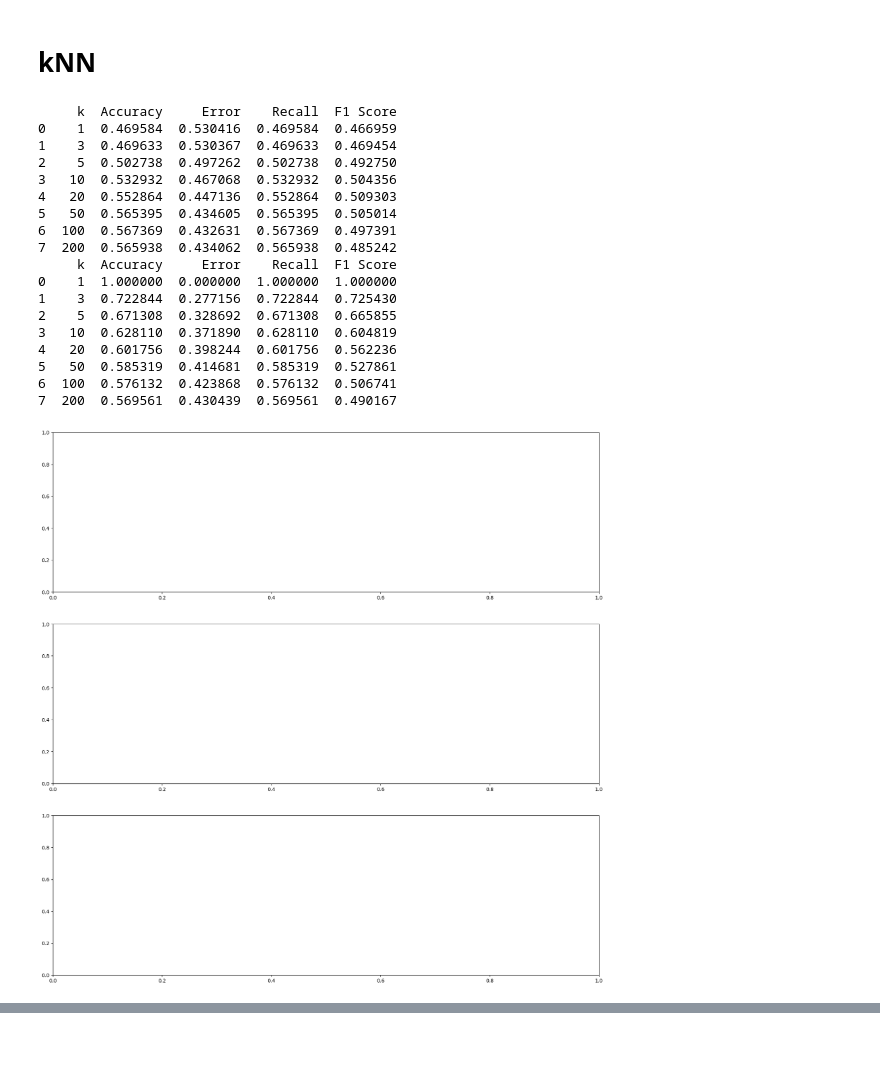
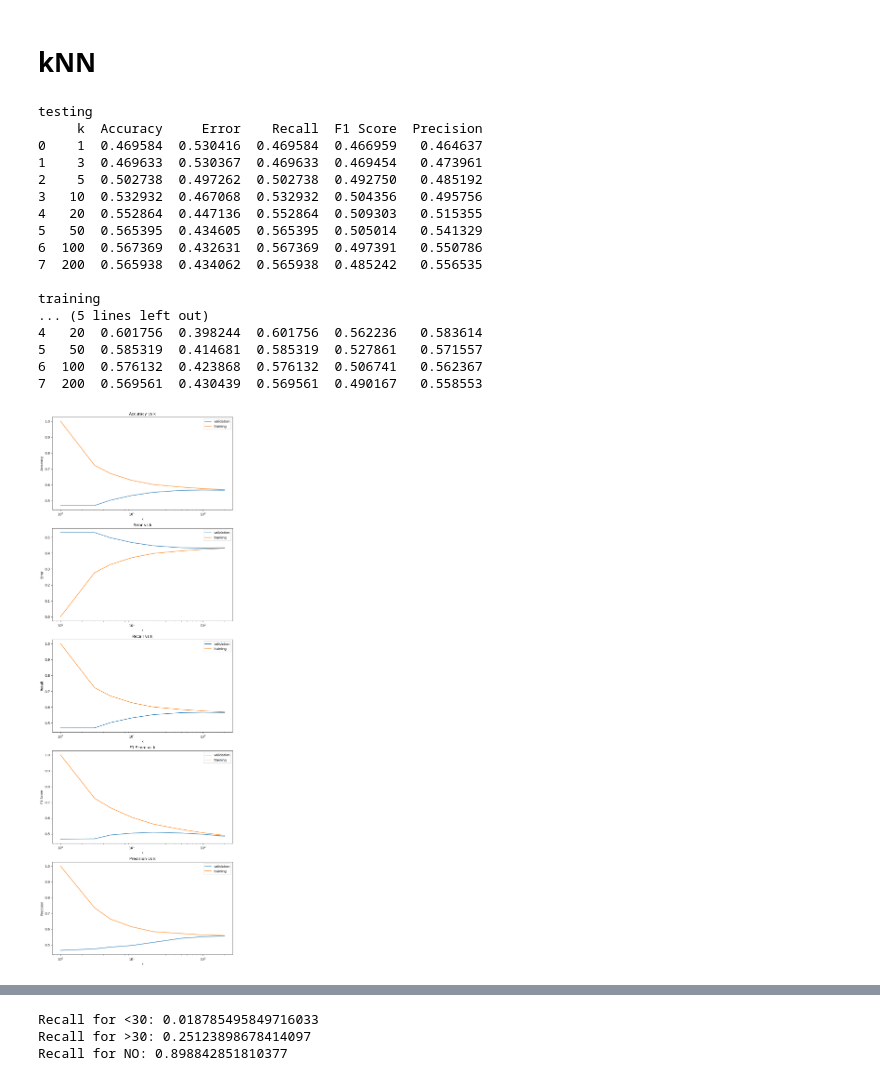
Before and after one commit to votsun/diabetes-classification-project, a Jupyter notebook: src/knn.ipynb, the cells around one changed output, grey strips where cells are left out. Drawn from its saved outputs; the diff is of its cells as text; code cells hidden in the pictures; blank space fills up the shorter version.

```diff
--- a/src/knn.ipynb
+++ b/src/knn.ipynb
@@ -19,7 +19,7 @@ from sklearn.impute import SimpleImputer
 from sklearn.pipeline import Pipeline
 from sklearn.decomposition import PCA
 from sklearn.neighbors import KNeighborsClassifier
-from sklearn.metrics import accuracy_score, recall_score, f1_score
+from sklearn.metrics import accuracy_score, recall_score, f1_score, precision_score
 import numpy as np
 
 # --- Pipelines ---
@@ -56,12 +56,6 @@ X_val_prepared   = pca.transform(X_val_enc)
 X_test_prepared  = pca.transform(X_test_enc)
 
 # --- KNN loop ---
-k = [1, 3, 5, 10, 20, 50, 100, 150]
-training_errors = []
-testing_errors = []
-
-figure, axes = plt.subplots(3, figsize=(20, 20))
-
 k_vals = [1, 3, 5, 10, 20, 50, 100, 200]
 training_errors = []
 testing_errors = []
@@ -78,57 +72,61 @@ for i in k_vals:
         "Accuracy": acc,
         "Error": 1-acc,
         "Recall": recall_score(y_train, y_pred, average='weighted'),
-        "F1 Score": f1_score(y_train, y_pred, average='weighted')
+        "F1 Score": f1_score(y_train, y_pred, average='weighted'),
+        'Precision': precision_score(y_train, y_pred, average='weighted')
     })
 
     # --- VALIDATION ---
     y_pred = knn.predict(X_val_prepared)
     acc = accuracy_score(y_val, y_pred)
     testing_errors.append({
         "k": i,
         "Accuracy": acc,
         "Error": 1-acc,
         "Recall": recall_score(y_val, y_pred, average='weighted'),
-        "F1 Score": f1_score(y_val, y_pred, average='weighted')
+        "F1 Score": f1_score(y_val, y_pred, average='weighted'),
+        'Precision': precision_score(y_val, y_pred, average='weighted')
     })
 
 testing_df = pd.DataFrame(testing_errors)
+print('testing')
 print(testing_df)
+print()
+print('training')
 training_df = pd.DataFrame(training_errors)
 print(training_df)
 
-figure, axes = plt.subplots(4, figsize=(20, 50))
+figure, axes = plt.subplots(5, figsize=(10, 30))
 
-metrics = ['Accuracy', 'Error', 'Recall', 'F1 Score']
+metrics = ['Accuracy', 'Error', 'Recall', 'F1 Score', 'Precision']
 
-for i in range(4):
+for i in range(5):
     value = metrics[i]
 
     axes[i].set_xlabel("k")
     axes[i].set_ylabel(value)
 
     axes[i].semilogx(testing_df["k"], testing_df[value], label="validation")
     axes[i].semilogx(training_df["k"], training_df[value], label="training")
 
     axes[i].set_title(f'{value} vs k')
     axes[i].legend()
 # %% [output]
-     k  Accuracy     Error    Recall  F1 Score
-0    1  0.469584  0.530416  0.469584  0.466959
-1    3  0.469633  0.530367  0.469633  0.469454
-2    5  0.502738  0.497262  0.502738  0.492750
-3   10  0.532932  0.467068  0.532932  0.504356
-4   20  0.552864  0.447136  0.552864  0.509303
-5   50  0.565395  0.434605  0.565395  0.505014
-6  100  0.567369  0.432631  0.567369  0.497391
-7  200  0.565938  0.434062  0.565938  0.485242
-     k  Accuracy     Error    Recall  F1 Score
-0    1  1.000000  0.000000  1.000000  1.000000
-1    3  0.722844  0.277156  0.722844  0.725430
-2    5  0.671308  0.328692  0.671308  0.665855
-3   10  0.628110  0.371890  0.628110  0.604819
-4   20  0.601756  0.398244  0.601756  0.562236
-5   50  0.585319  0.414681  0.585319  0.527861
-6  100  0.576132  0.423868  0.576132  0.506741
-7  200  0.569561  0.430439  0.569561  0.490167
+testing
+     k  Accuracy     Error    Recall  F1 Score  Precision
+0    1  0.469584  0.530416  0.469584  0.466959   0.464637
+1    3  0.469633  0.530367  0.469633  0.469454   0.473961
+2    5  0.502738  0.497262  0.502738  0.492750   0.485192
+3   10  0.532932  0.467068  0.532932  0.504356   0.495756
+4   20  0.552864  0.447136  0.552864  0.509303   0.515355
+5   50  0.565395  0.434605  0.565395  0.505014   0.541329
+6  100  0.567369  0.432631  0.567369  0.497391   0.550786
+7  200  0.565938  0.434062  0.565938  0.485242   0.556535
+
+training
+... (5 lines left out)
+4   20  0.601756  0.398244  0.601756  0.562236   0.583614
+5   50  0.585319  0.414681  0.585319  0.527861   0.571557
+6  100  0.576132  0.423868  0.576132  0.506741   0.562367
+7  200  0.569561  0.430439  0.569561  0.490167   0.558553
-[figure, old version]
+[figure, new version]
@@ -135,0 +133,11 @@ for i in range(4):
+# %%
+knn = KNeighborsClassifier(n_neighbors=100)
+knn.fit(X_train_prepared, y_train)
+y_pred = knn.predict(X_val_prepared)
+recalls = recall_score(y_val, y_pred, average=None)
+for label, r in zip(label_encoder.classes_, recalls):
+    print(f"Recall for {label}: {r}")
+# %% [output]
+Recall for <30: 0.018785495849716033
+Recall for >30: 0.25123898678414097
+Recall for NO: 0.898842851810377
```
Also changed, not shown: parts of 1 cell of this notebook, 1 other file.
